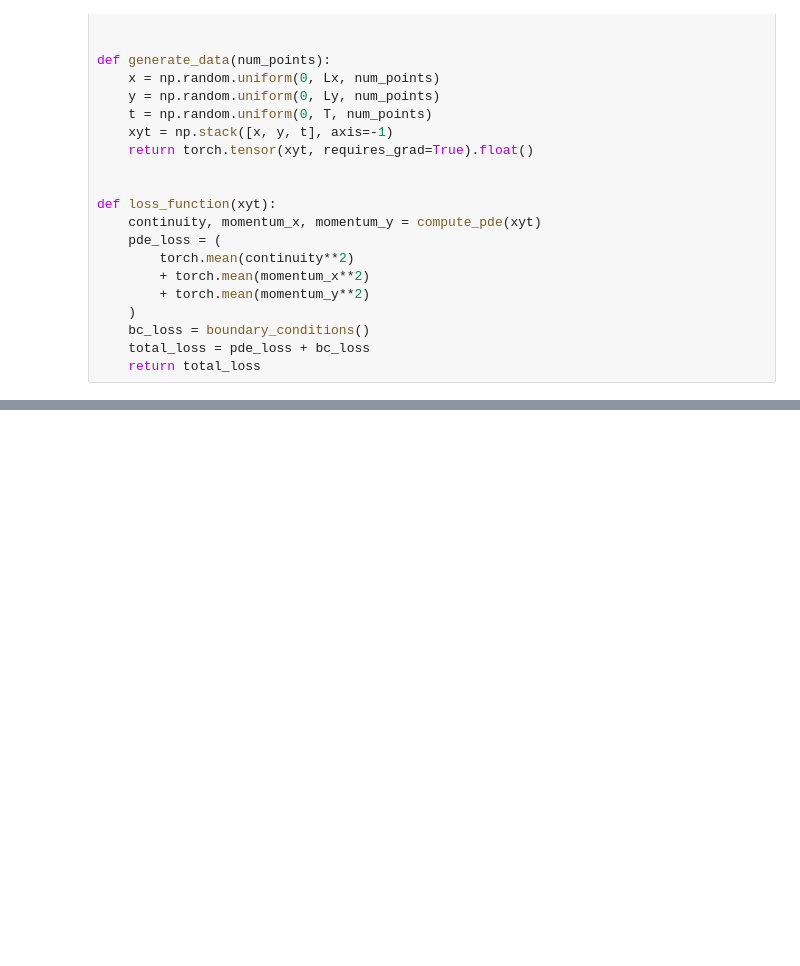
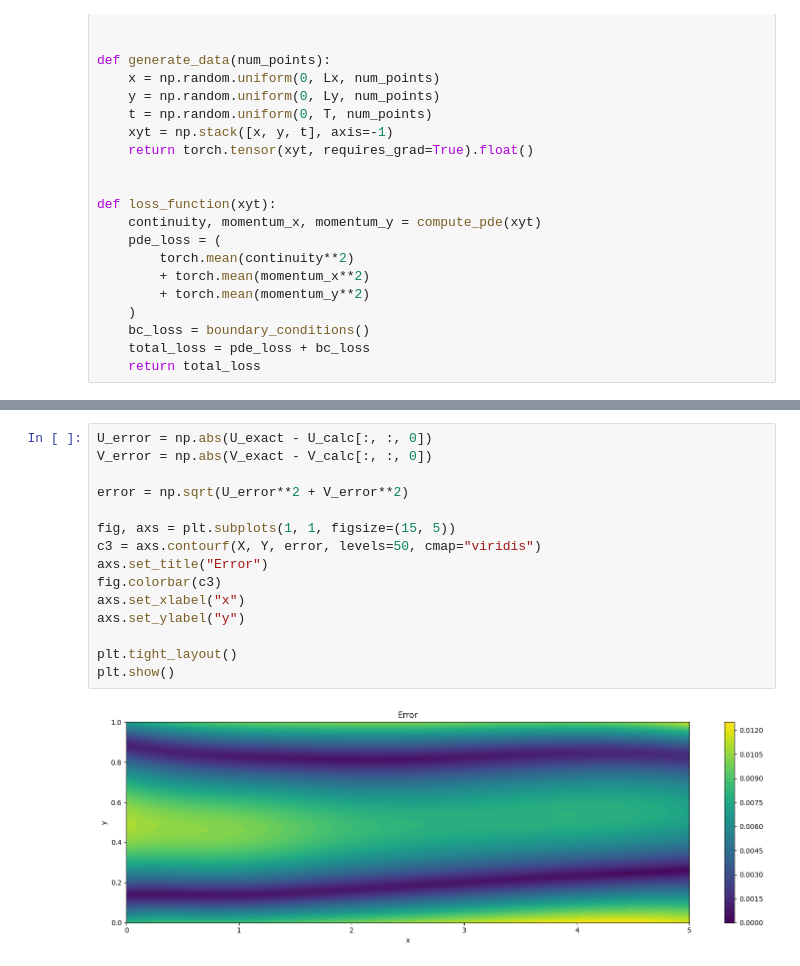
Before and after one commit to Ygrik2003/diploma, a Jupyter notebook: 00_couette_flow.ipynb, the cells around one changed output, grey strips where cells are left out. Saved outputs shown, nothing was run; the diff lists cells and outputs as text; blank space fills up the shorter version.

```diff
--- a/00_couette_flow.ipynb
+++ b/00_couette_flow.ipynb
@@ -218,0 +235,17 @@ IndexError: index 4 is out of bounds for axis 2 with size 4
+# %%
+U_error = np.abs(U_exact - U_calc[:, :, 0])
+V_error = np.abs(V_exact - V_calc[:, :, 0])
+
+error = np.sqrt(U_error**2 + V_error**2)
+
+fig, axs = plt.subplots(1, 1, figsize=(15, 5))
+c3 = axs.contourf(X, Y, error, levels=50, cmap="viridis")
+axs.set_title("Error")
+fig.colorbar(c3)
+axs.set_xlabel("x")
+axs.set_ylabel("y")
+
+plt.tight_layout()
+plt.show()
+# %% [output]
+[figure, added]
```
Also changed, not shown: parts of 3 cells of this notebook.
